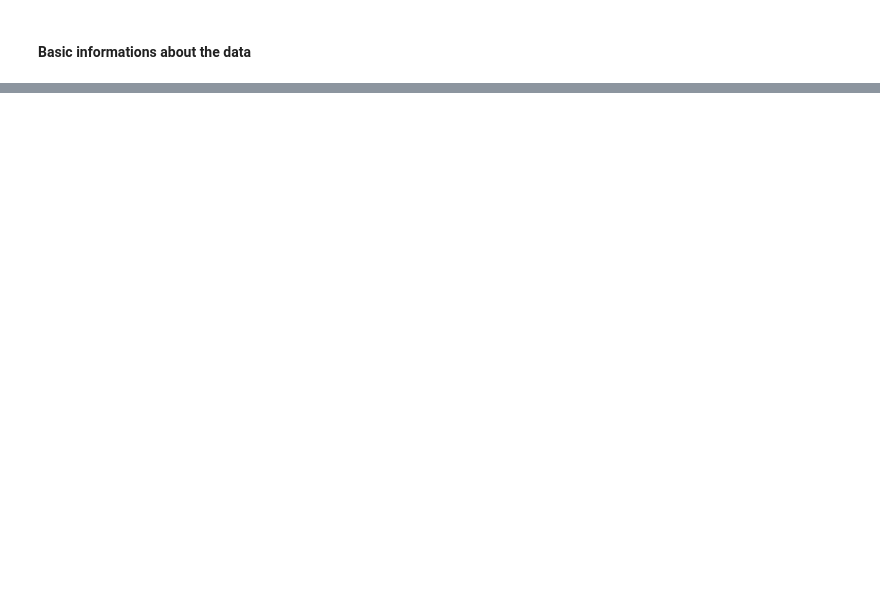
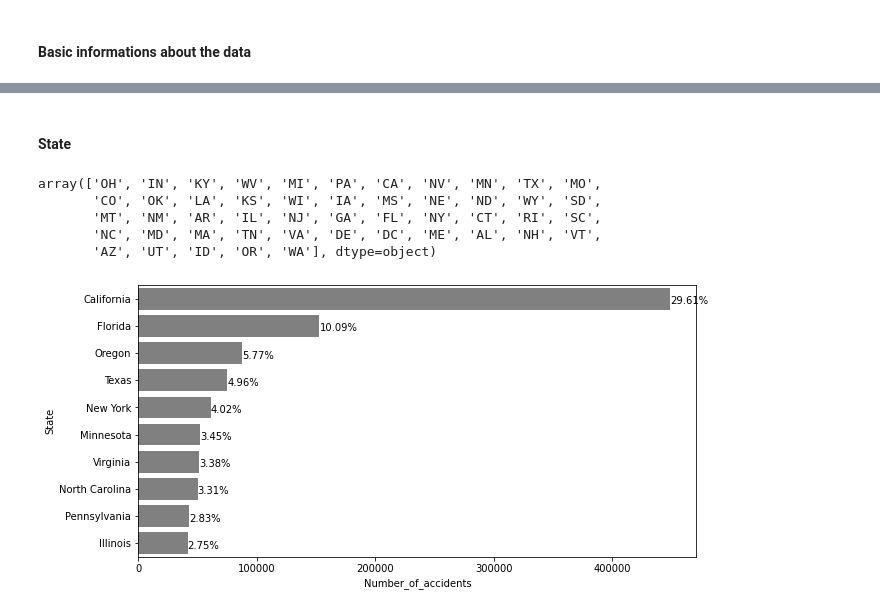
Before and after one commit to shitab16/Exploratory-Data-Analysis-US_Accidents, a Jupyter notebook: EDA_US_Accidents.ipynb, the cells around one changed output, grey strips where cells are left out. Cells and saved outputs as stored; diff of their text form; code cells hidden in the pictures; blank space fills up the shorter version.

```diff
--- a/EDA_US_Accidents.ipynb
+++ b/EDA_US_Accidents.ipynb
@@ -241,0 +364,47 @@ Insights:
+# %% [markdown]
+#### State
+# %%
+df['State'].unique()
+# %% [output]
+array(['OH', 'IN', 'KY', 'WV', 'MI', 'PA', 'CA', 'NV', 'MN', 'TX', 'MO',
+       'CO', 'OK', 'LA', 'KS', 'WI', 'IA', 'MS', 'NE', 'ND', 'WY', 'SD',
+       'MT', 'NM', 'AR', 'IL', 'NJ', 'GA', 'FL', 'NY', 'CT', 'RI', 'SC',
+       'NC', 'MD', 'MA', 'TN', 'VA', 'DE', 'DC', 'ME', 'AL', 'NH', 'VT',
+       'AZ', 'UT', 'ID', 'OR', 'WA'], dtype=object)
+# %%
+# https://gist.github.com/rogerallen/1583593
+us_state_to_abbrev = {
+    "Alabama": "AL",    "Alaska": "AK",    "Arizona": "AZ",    "Arkansas": "AR",    "California": "CA",    "Colorado": "CO",    "Connecticut": "CT",  "Delaware": "DE",
+    "Florida": "FL",    "Georgia": "GA",    "Hawaii": "HI",    "Idaho": "ID",    "Illinois": "IL",    "Indiana": "IN",    "Iowa": "IA",    "Kansas": "KS",
+    "Kentucky": "KY",  "Louisiana": "LA",   "Maine": "ME",    "Maryland": "MD",    "Massachusetts": "MA",   "Michigan": "MI",  "Minnesota": "MN", "Mississippi": "MS",
+    "Missouri": "MO",  "Montana": "MT",    "Nebraska": "NE",    "Nevada": "NV",    "New Hampshire": "NH",    "New Jersey": "NJ",    "New Mexico": "NM",  "New York": "NY",
+    "North Carolina": "NC",    "North Dakota": "ND",    "Ohio": "OH",    "Oklahoma": "OK",    "Oregon": "OR",    "Pennsylvania": "PA",    "Rhode Island": "RI",
+    "South Carolina": "SC",    "South Dakota": "SD",    "Tennessee": "TN",    "Texas": "TX",    "Utah": "UT",    "Vermont": "VT",    "Virginia": "VA",
+    "Washington": "WA",    "West Virginia": "WV",    "Wisconsin": "WI",    "Wyoming": "WY",    "District of Columbia": "DC",    "American Samoa": "AS",
+    "Guam": "GU",    "Northern Mariana Islands": "MP",    "Puerto Rico": "PR",    "United States Minor Outlying Islands": "UM",    "U.S. Virgin Islands": "VI",
+}
+abbrev_to_us_state = dict(map(reversed, us_state_to_abbrev.items()))
+# %%
+def get_state_name(s):
+  return abbrev_to_us_state[s]
+
+df_state = pd.DataFrame(df['State'].value_counts()).reset_index().rename(columns={'index':'State', 'State':'Number_of_accidents'})
+
+df_state['State']= df_state['State'].apply(get_state_name)
+# %%
+plt.figure(figsize=(10,5))
+plt.axes().set_facecolor("white")
+chart= sns.barplot(x="Number_of_accidents", y="State", data=df_state.head(10), color="grey")
+
+total_accident= sum(df_state.Number_of_accidents)
+i=0
+for c in chart.patches:
+    width, height = c.get_width(), c.get_height()
+    x, y = c.get_xy()
+    plt.text(x+width,
+             y+height*0.75,
+             str(round(df_state.Number_of_accidents[i]/total_accident*100, 2))+"%")
+    i+=1
+plt.show()
+# %% [output]
+[figure, added]
```
Also changed, not shown: parts of 123 cells of this notebook.
